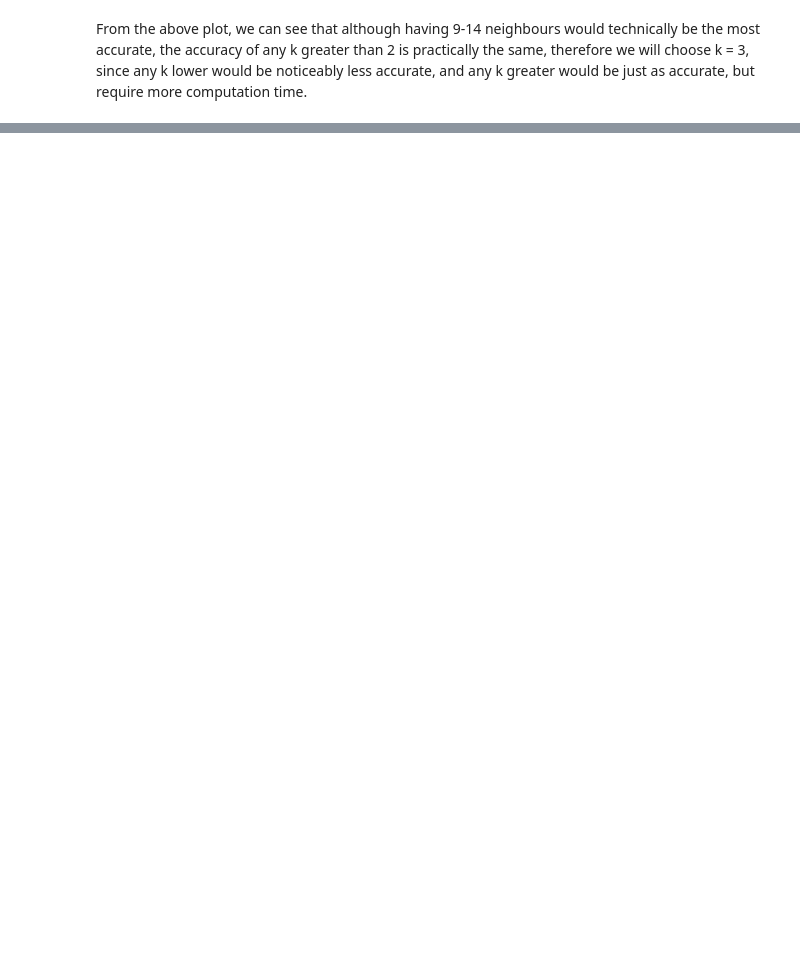
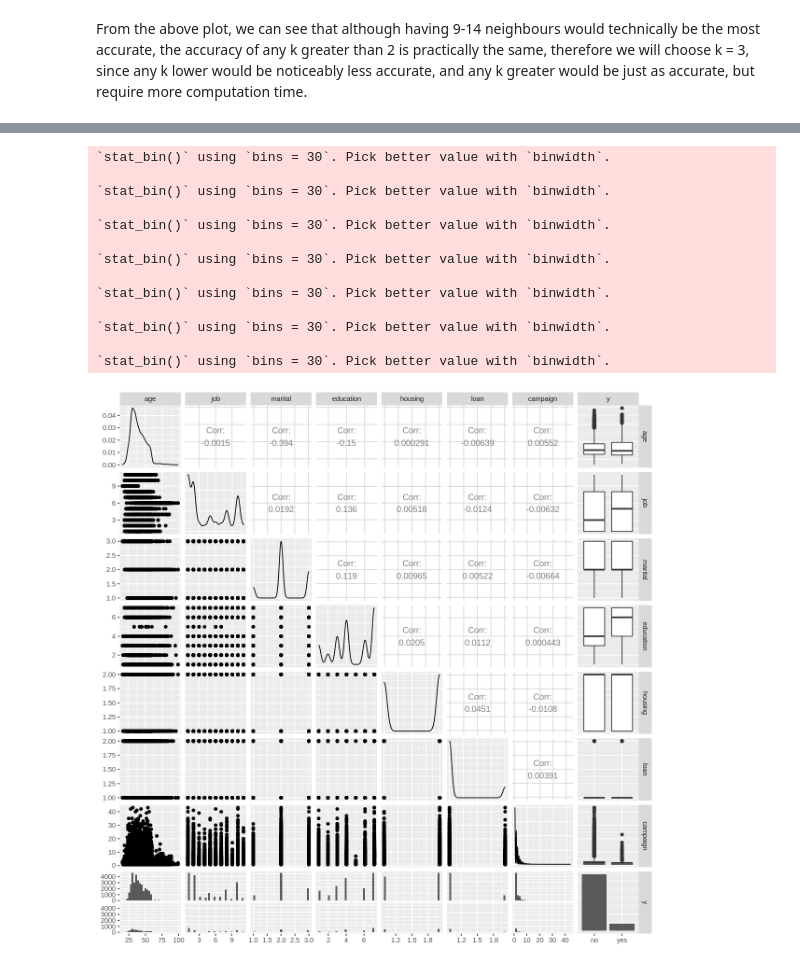
Before and after one commit to ArmaanKara/DSCI25Project, a Jupyter notebook: Final_Project.ipynb, the cells around one changed output, grey strips where cells are left out. Drawn from its saved outputs; the diff is of its cells as text; code cells hidden in the pictures; blank space fills up the shorter version.

Commit message:
Created ggpairs to find a correlation and potentially reduce variables to just age and/or education. I'm not sure we need all the variables we currently have.

```diff
--- a/Final_Project.ipynb
+++ b/Final_Project.ipynb
@@ -158,0 +229,21 @@ bank_conf_mat
+# %%
+library(GGally)
+plot_pairs <- bank_data_nums %>%
+  select(age, job, marital, education, housing, loan, campaign, y,)%>%
+  ggpairs
+plot_pairs
+# %% [output]
+`stat_bin()` using `bins = 30`. Pick better value with `binwidth`.
+
+`stat_bin()` using `bins = 30`. Pick better value with `binwidth`.
+
+`stat_bin()` using `bins = 30`. Pick better value with `binwidth`.
+
+`stat_bin()` using `bins = 30`. Pick better value with `binwidth`.
+
+`stat_bin()` using `bins = 30`. Pick better value with `binwidth`.
+
+`stat_bin()` using `bins = 30`. Pick better value with `binwidth`.
+
+`stat_bin()` using `bins = 30`. Pick better value with `binwidth`.
+[figure, added]
```
Also changed, not shown: parts of 4 cells of this notebook.
